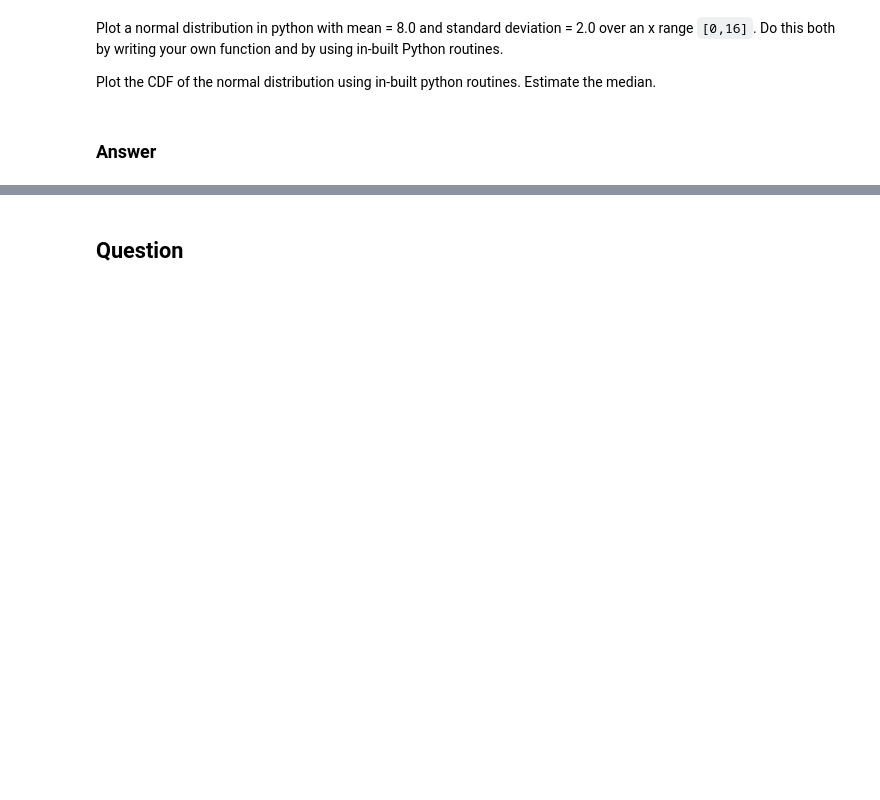
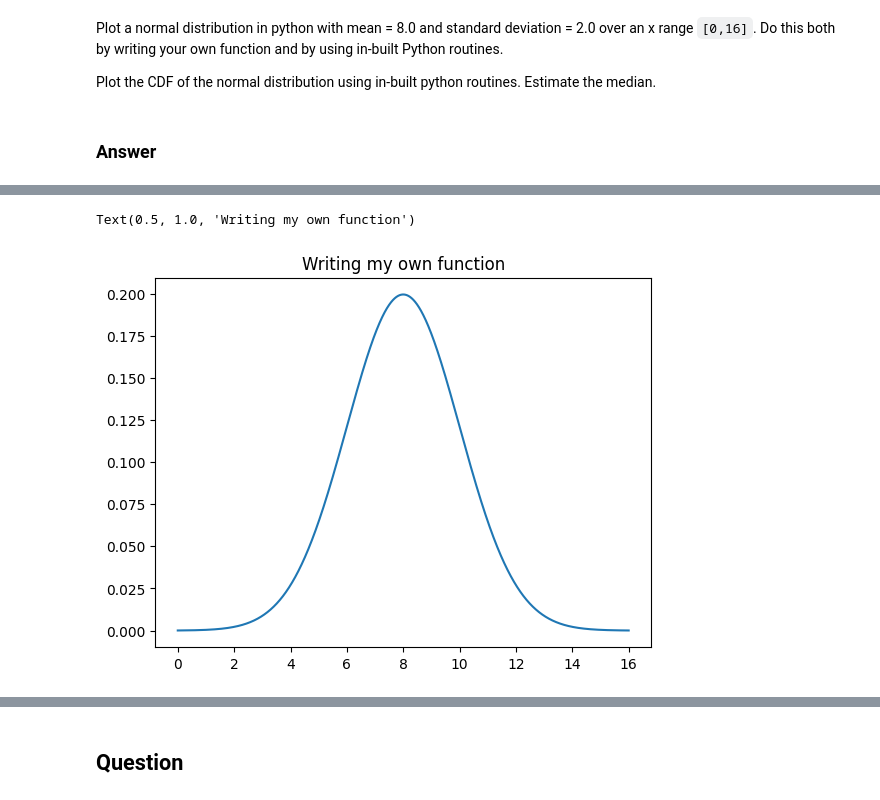
Before and after one commit to Clarke-Henshaw-Miles/extra, a Jupyter notebook: DATA SCIENCE/Chapter3Attempt.ipynb, the cells around one changed output, grey strips where cells are left out. Drawn from its saved outputs; the diff is of its cells as text; code cells hidden in the pictures; blank space fills up the shorter version.

```diff
--- a/DATA SCIENCE/Chapter3Attempt.ipynb
+++ b/DATA SCIENCE/Chapter3Attempt.ipynb
@@ -77,0 +105,13 @@ Plot the CDF of the normal distribution using in-built python routines. Estimate
+# %%
+def normal(x, mu, sigma):
+    return (1/(sigma * np.sqrt(2 * np.pi))) * np.exp(-(x - mu)**2 / (2 * sigma**2))
+
+mu = 8
+sigma = 2
+x = np.arange(0,16,0.001)
+y = normal(x, mu, sigma)
+plt.plot(x,y)
+plt.title("Writing my own function")
+# %% [output]
+Text(0.5, 1.0, 'Writing my own function')
+[figure, added]
```
Also changed, not shown: parts of 4 cells of this notebook.
